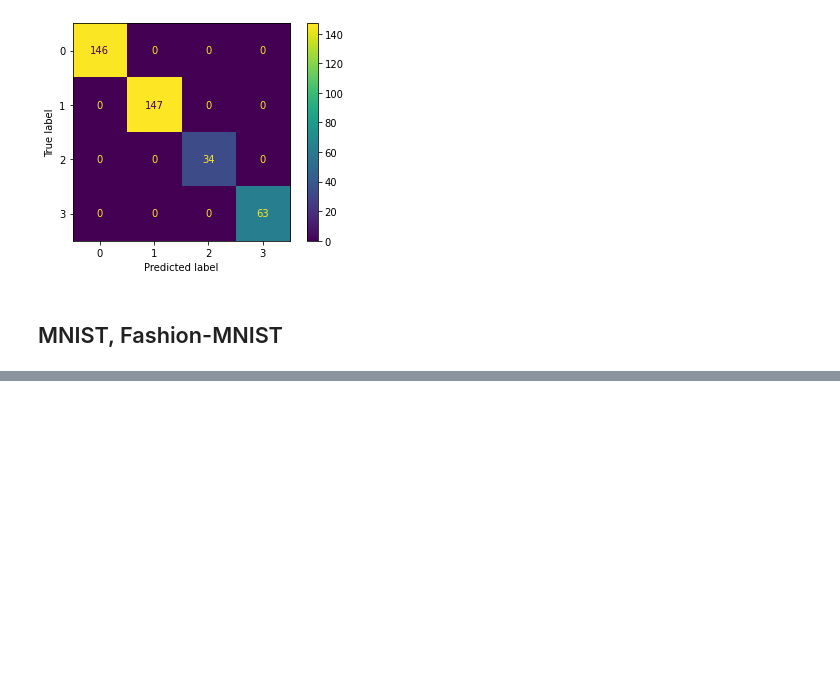
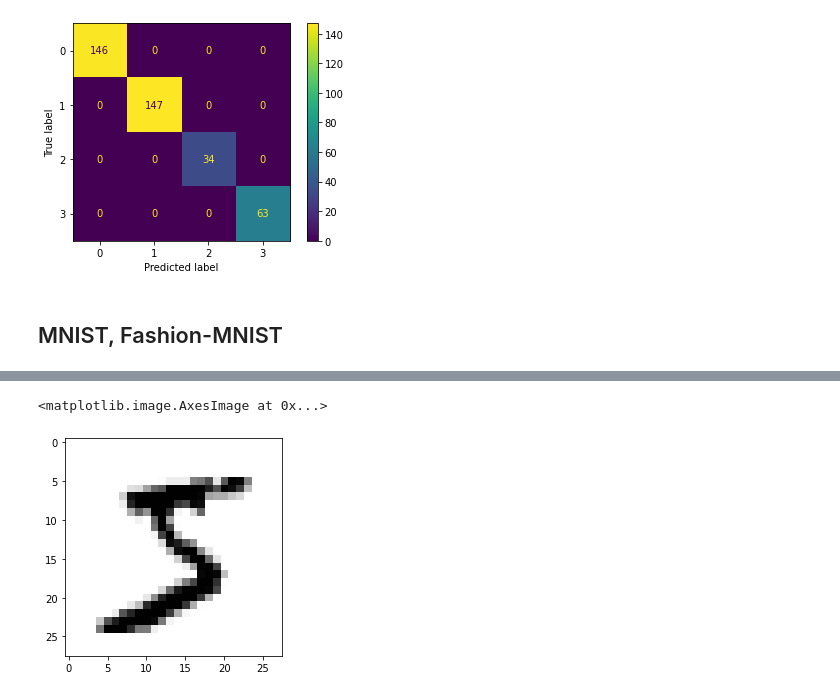
Before and after one commit to Nacho2904/CURSO-LEARNING1, a Jupyter notebook: regresion_logistica.ipynb, the cells around one changed output, grey strips where cells are left out. Saved outputs shown, nothing was run; the diff lists cells and outputs as text; code cells hidden in the pictures; blank space fills up the shorter version.

```diff
--- a/regresion_logistica.ipynb
+++ b/regresion_logistica.ipynb
@@ -436,0 +556,7 @@ cm_display = metrics.ConfusionMatrixDisplay(cm).plot()
+# %%
+rows = np.shape(train_images)[1]**2
+columna_test = train_images[0].reshape(rows,1)
+plt.imshow(columna_test.reshape(28,28), cmap = "gray_r")
+# %% [output]
+<matplotlib.image.AxesImage at 0x...>
+[figure, added]
```
Also changed, not shown: parts of 18 cells of this notebook.
